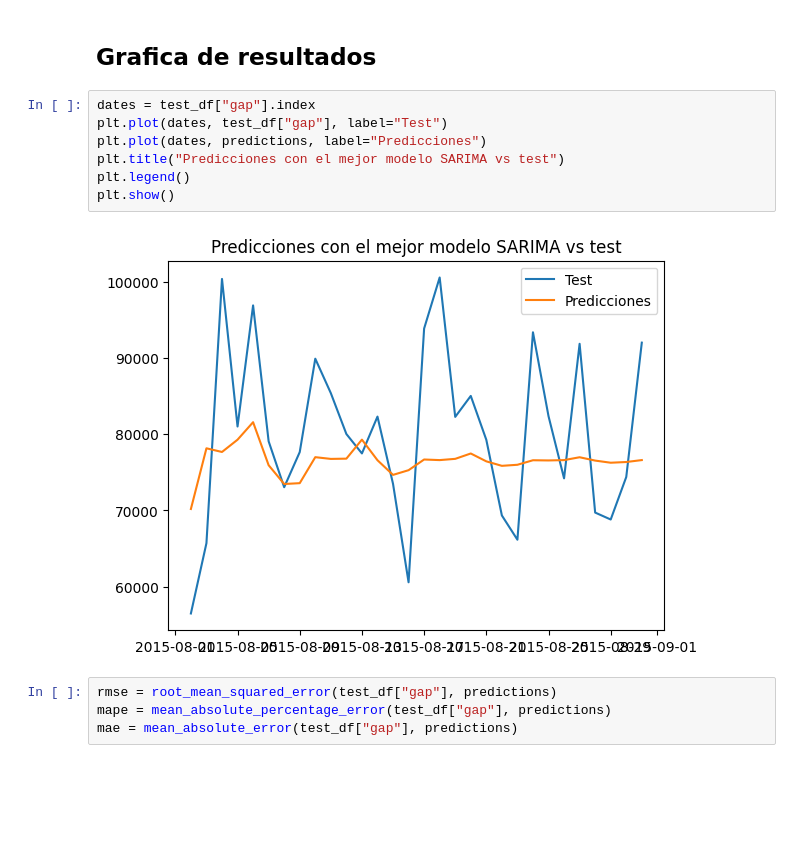
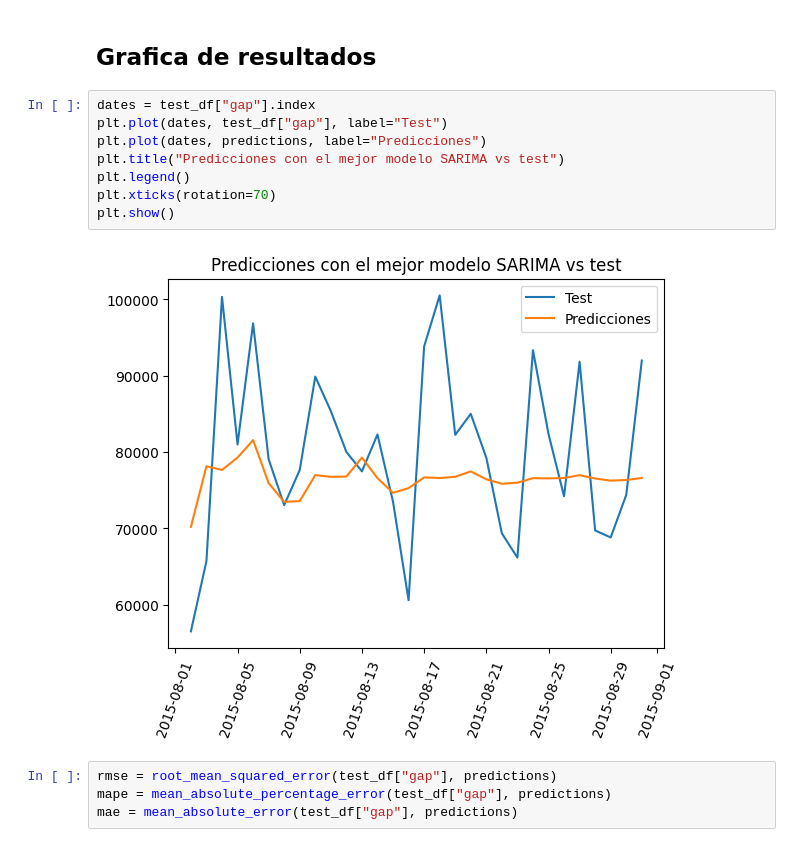
Before and after one commit to maestria-ds-eafit/proyecto-integrador-semestre-2, a Jupyter notebook: notebooks/time_series/arima/auto_sarima_enfoque_practico.ipynb, the cells around one changed output. Cells and saved outputs as stored; diff of their text form; blank space fills up the shorter version.

```diff
--- a/notebooks/time_series/arima/auto_sarima_enfoque_practico.ipynb
+++ b/notebooks/time_series/arima/auto_sarima_enfoque_practico.ipynb
@@ -78,12 +78,13 @@ predictions = auto_sarima_model.predict(len(test_df["gap"]))
 # %%
 dates = test_df["gap"].index
 plt.plot(dates, test_df["gap"], label="Test")
 plt.plot(dates, predictions, label="Predicciones")
 plt.title("Predicciones con el mejor modelo SARIMA vs test")
 plt.legend()
+plt.xticks(rotation=70)
 plt.show()
 # %% [output]
-[figure, old version]
+[figure, new version]
 # %%
 rmse = root_mean_squared_error(test_df["gap"], predictions)
 mape = mean_absolute_percentage_error(test_df["gap"], predictions)
```
Also changed, not shown: parts of 6 cells of this notebook, 2 other files.
